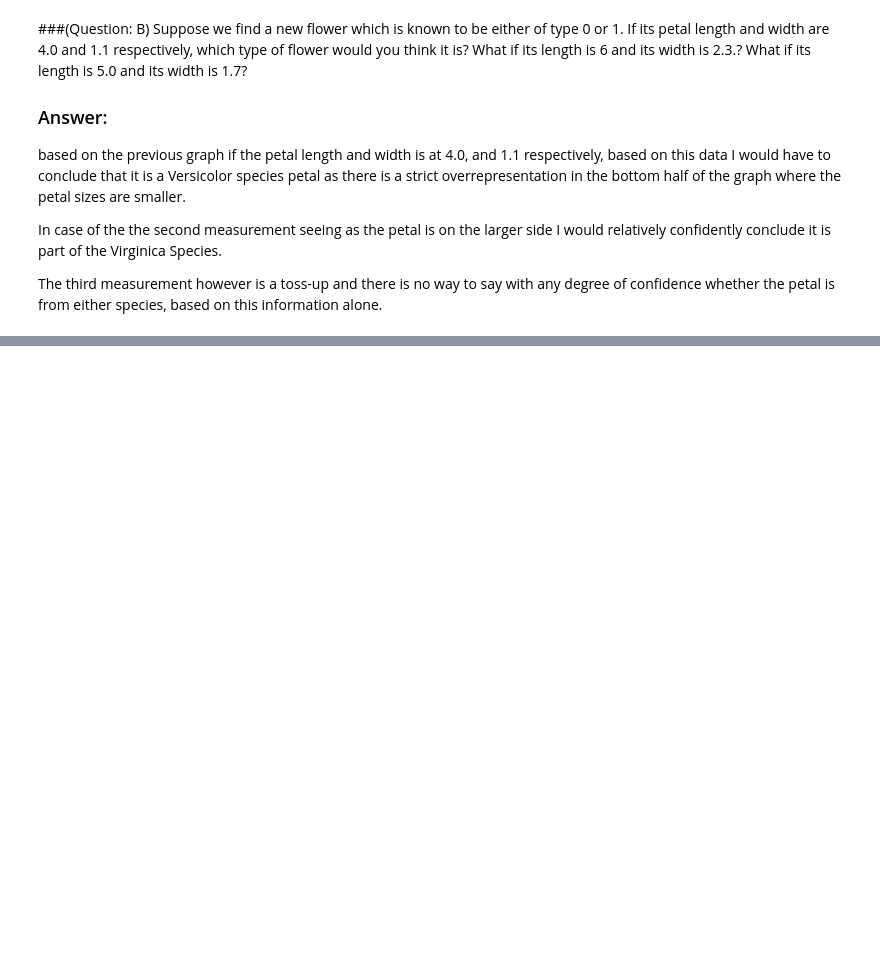
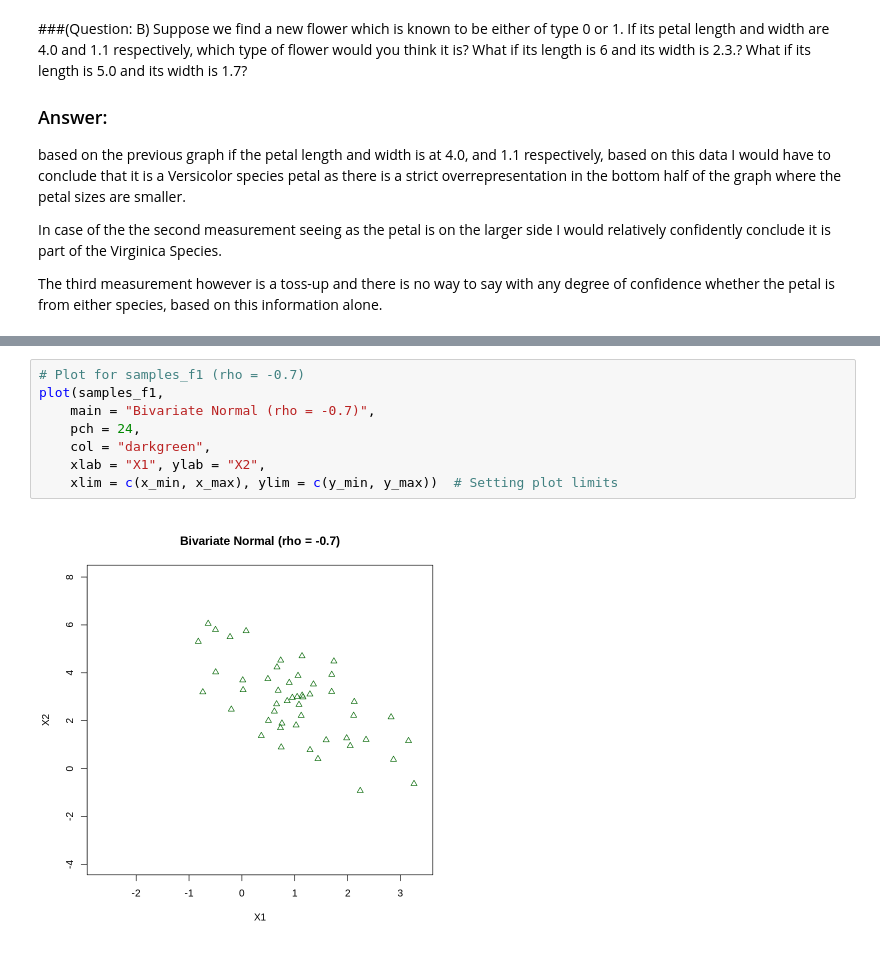
Before and after one commit to HellCatCruiser/Prob-Stats, a Jupyter notebook: Assignment2_P&S_D_Linger.ipynb, the cells around one changed output, grey strips where cells are left out. Saved outputs shown, nothing was run; the diff lists cells and outputs as text; blank space fills up the shorter version.

```diff
--- a/Assignment2_P&S_D_Linger.ipynb
+++ b/Assignment2_P&S_D_Linger.ipynb
@@ -134,0 +302,10 @@ In classification problems, the available data is often referred to as the train
+# %%
+# Plot for samples_f1 (rho = -0.7)
+plot(samples_f1,
+    main = "Bivariate Normal (rho = -0.7)",
+    pch = 24,
+    col = "darkgreen",
+    xlab = "X1", ylab = "X2",
+    xlim = c(x_min, x_max), ylim = c(y_min, y_max))  # Setting plot limits
+# %% [output]
+[figure, added]
```
Also changed, not shown: parts of 20 cells of this notebook.
